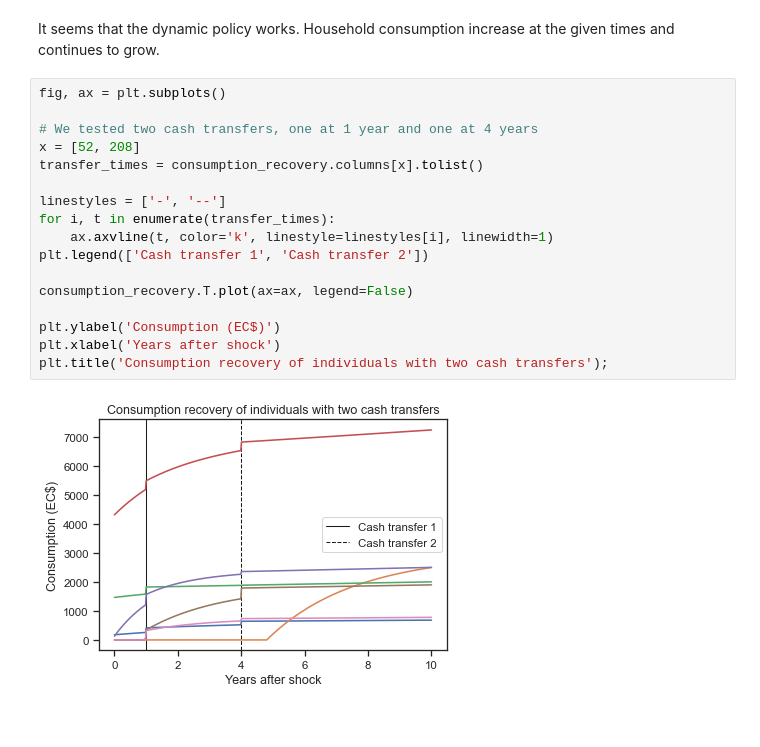
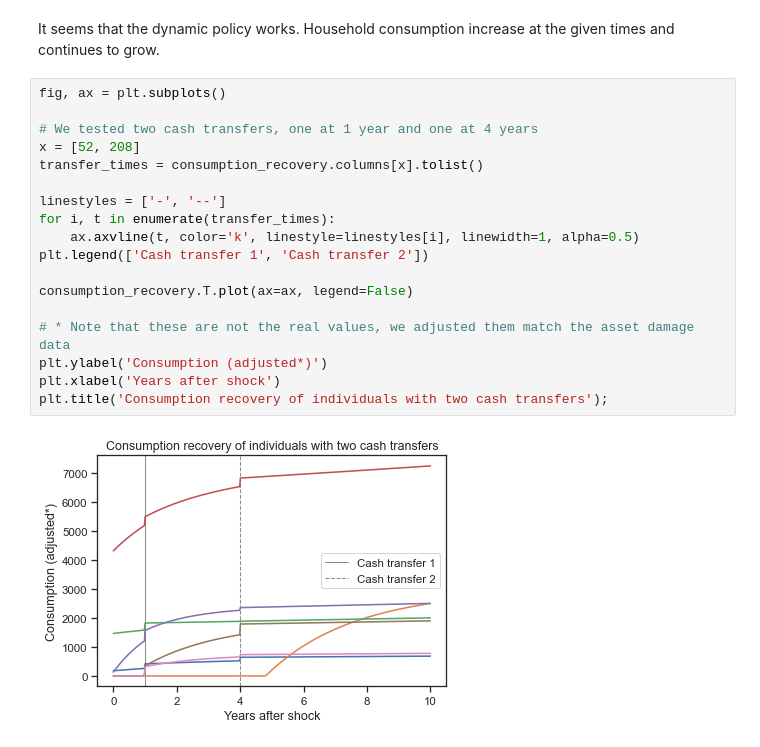
Before and after one commit to mikhailsirenko/unbreakable, a Jupyter notebook: notebooks/verification.ipynb, the cells around one changed output. Saved outputs shown, nothing was run; the diff lists cells and outputs as text.

```diff
--- a/notebooks/verification.ipynb
+++ b/notebooks/verification.ipynb
@@ -377,19 +372,20 @@ It seems that the dynamic policy works. Household consumption increase at the gi
 # %%
 fig, ax = plt.subplots()
 
 # We tested two cash transfers, one at 1 year and one at 4 years
 x = [52, 208]
 transfer_times = consumption_recovery.columns[x].tolist()
 
 linestyles = ['-', '--']
 for i, t in enumerate(transfer_times):
-    ax.axvline(t, color='k', linestyle=linestyles[i], linewidth=1)
+    ax.axvline(t, color='k', linestyle=linestyles[i], linewidth=1, alpha=0.5)
 plt.legend(['Cash transfer 1', 'Cash transfer 2'])
 
 consumption_recovery.T.plot(ax=ax, legend=False)
 
-plt.ylabel('Consumption (EC$)')
+# * Note that these are not the real values, we adjusted them match the asset damage data
+plt.ylabel('Consumption (adjusted*)')
 plt.xlabel('Years after shock')
 plt.title('Consumption recovery of individuals with two cash transfers');
 # %% [output]
-[figure, old version]
+[figure, new version]
```
Also changed, not shown: parts of 3 cells of this notebook.
